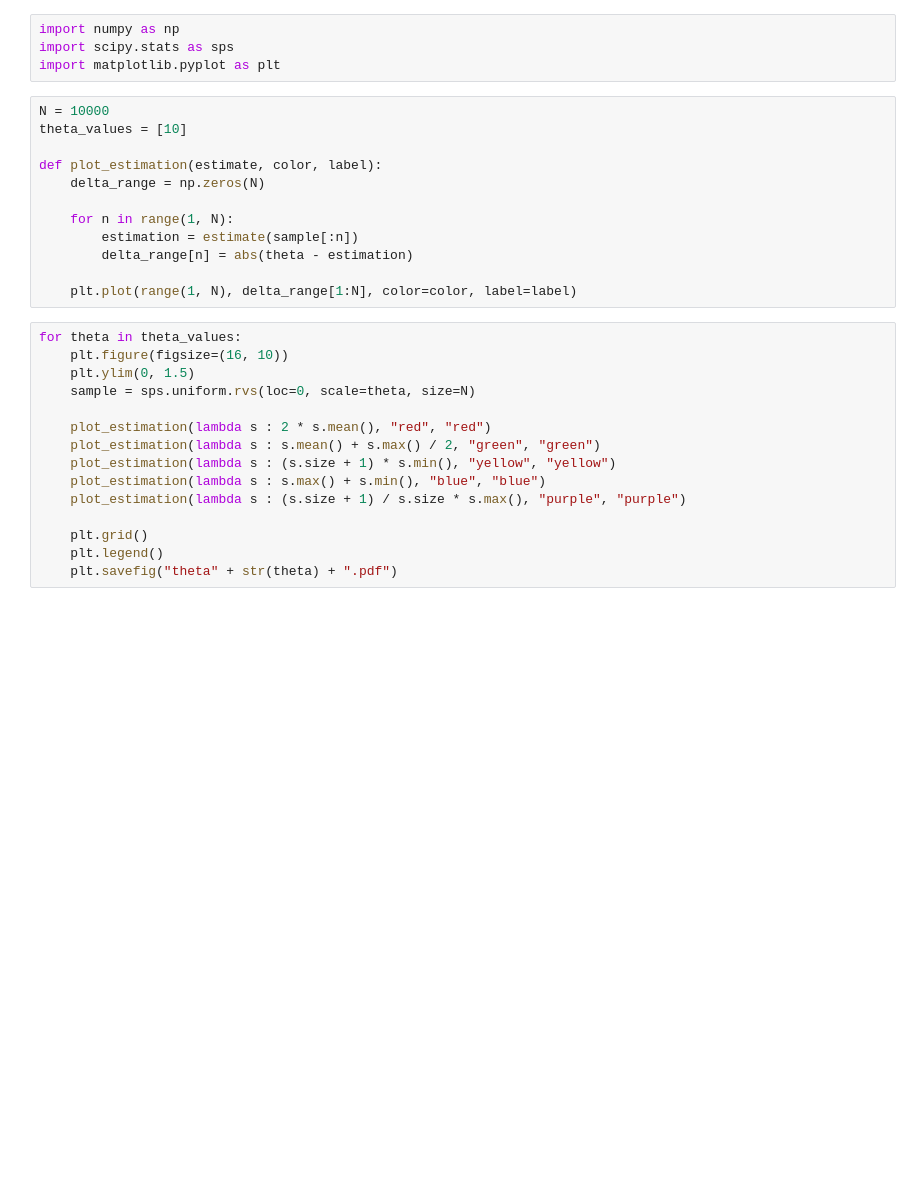
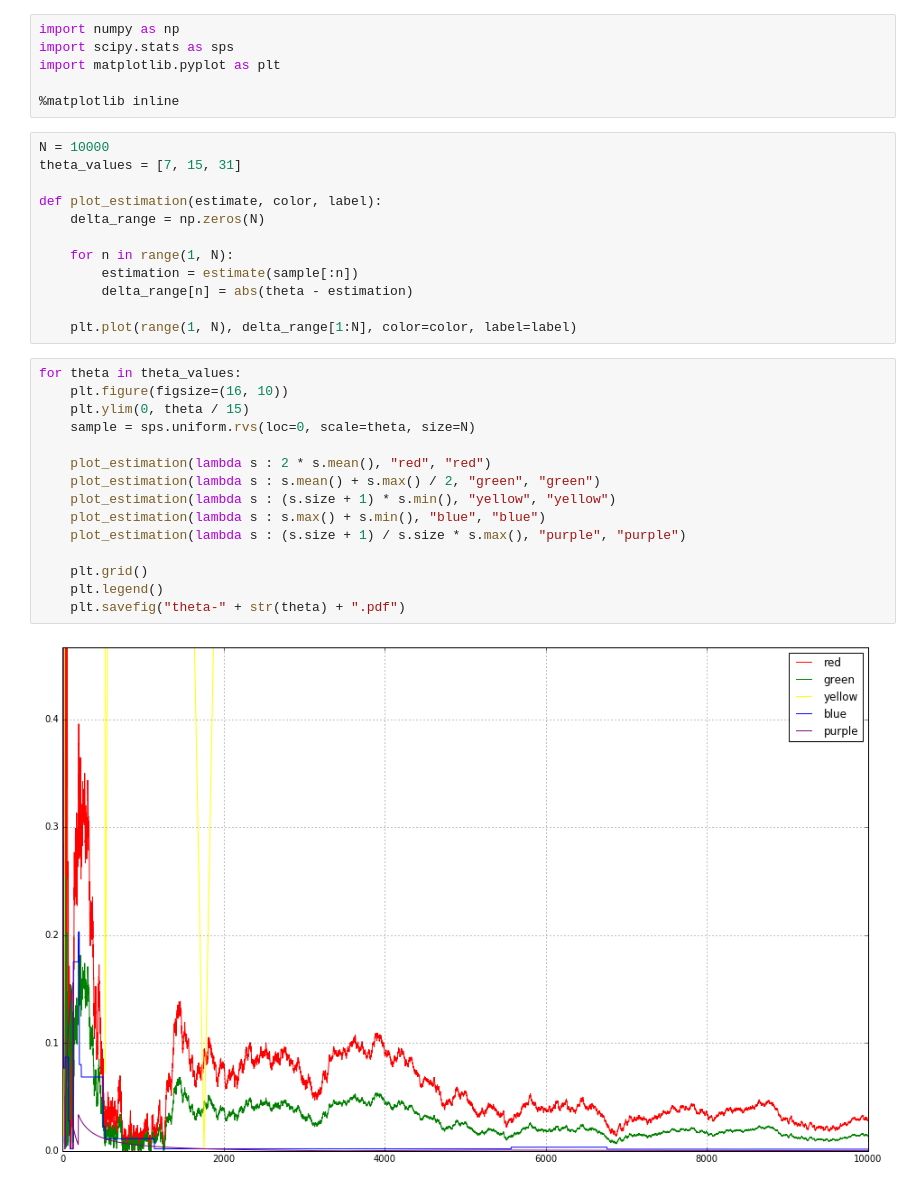
Before and after one commit to SemyonKozloff/mipt-math-stat, a Jupyter notebook: practice-1/pr-1/pr-1.ipynb, the cells around one changed output. Cells and saved outputs as stored; diff of their text form; blank space fills up the shorter version.

Commit message:
Add inline graphs. Start doing pr-3.

```diff
--- a/practice-1/pr-1/pr-1.ipynb
+++ b/practice-1/pr-1/pr-1.ipynb
@@ -2,9 +2,11 @@
 import numpy as np
 import scipy.stats as sps
 import matplotlib.pyplot as plt
+
+%matplotlib inline
 # %%
 N = 10000
-theta_values = [10]
+theta_values = [7, 15, 31]
 
 def plot_estimation(estimate, color, label):
     delta_range = np.zeros(N)
@@ -17,15 +19,17 @@ def plot_estimation(estimate, color, label):
 # %%
 for theta in theta_values:
     plt.figure(figsize=(16, 10))
-    plt.ylim(0, 1.5)
+    plt.ylim(0, theta / 15)
     sample = sps.uniform.rvs(loc=0, scale=theta, size=N)
 
     plot_estimation(lambda s : 2 * s.mean(), "red", "red")
     plot_estimation(lambda s : s.mean() + s.max() / 2, "green", "green")
     plot_estimation(lambda s : (s.size + 1) * s.min(), "yellow", "yellow")
     plot_estimation(lambda s : s.max() + s.min(), "blue", "blue")
     plot_estimation(lambda s : (s.size + 1) / s.size * s.max(), "purple", "purple")
 
     plt.grid()
     plt.legend()
-    plt.savefig("theta" + str(theta) + ".pdf")
+    plt.savefig("theta-" + str(theta) + ".pdf")
+# %% [output]
+[figure, added]
```
Also changed, not shown: parts of 2 cells of this notebook, 15 other files.
